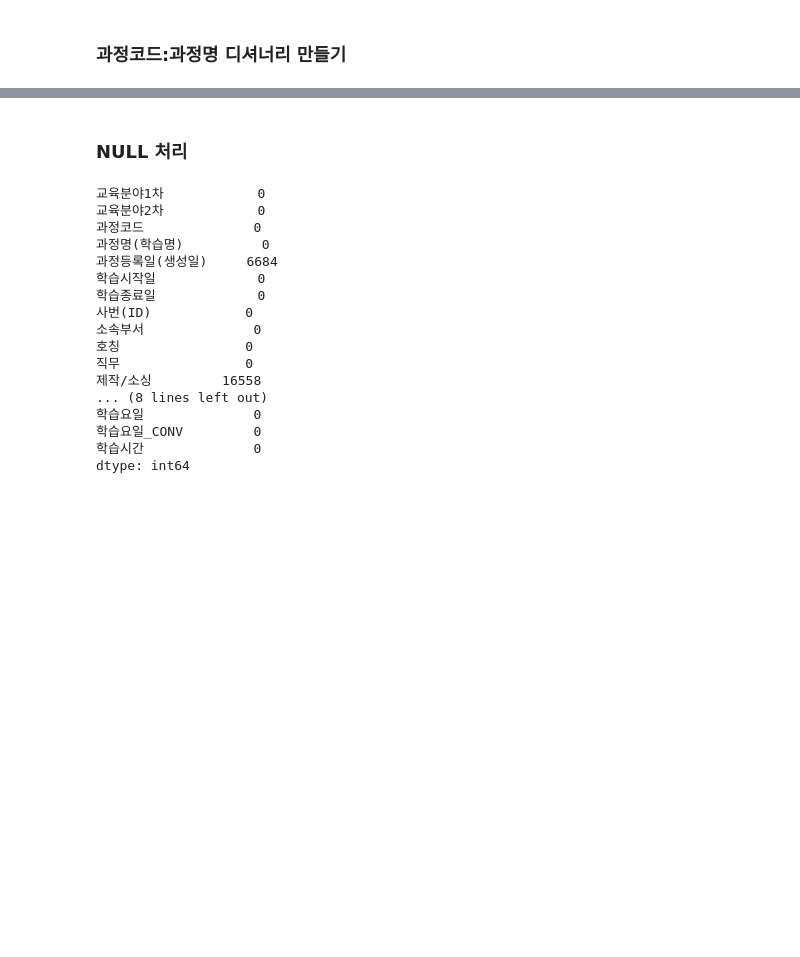
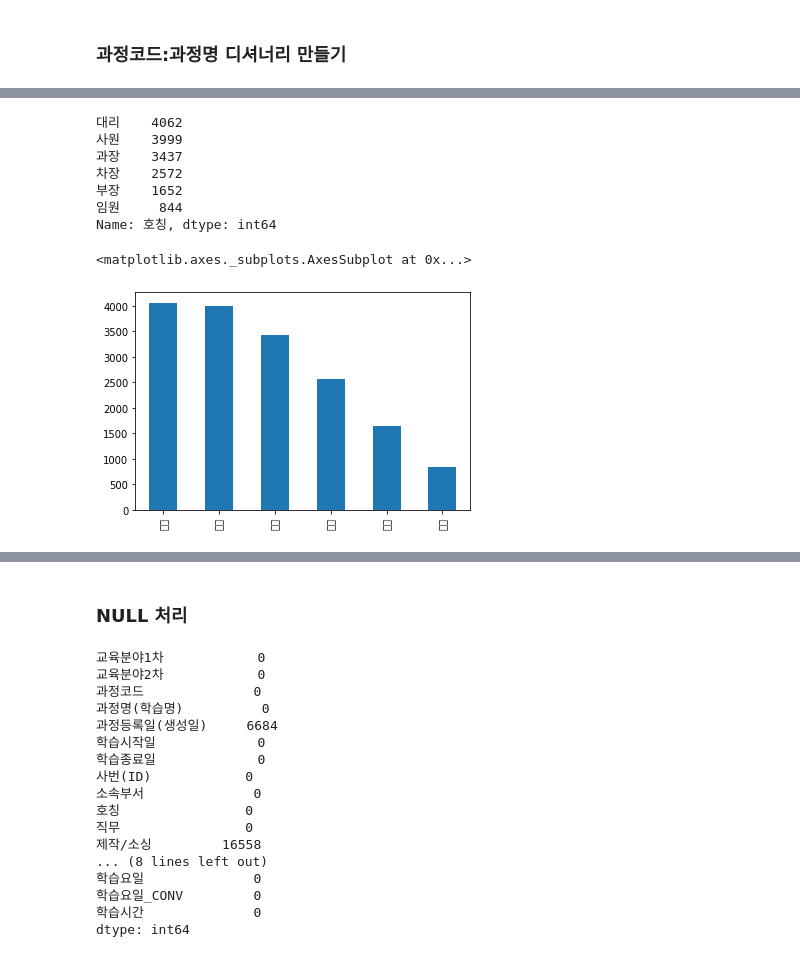
Before and after one commit to gzone2000/my_machine_learning, a Jupyter notebook: ml5/Online_study7.ipynb, the cells around one changed output, grey strips where cells are left out. Drawn from its saved outputs; the diff is of its cells as text; code cells hidden in the pictures; blank space fills up the shorter version.

```diff
--- a/ml5/Online_study7.ipynb
+++ b/ml5/Online_study7.ipynb
@@ -811,0 +724,13 @@ for idx in df_IT_Q.index:
+# %%
+print(df_IT_Q['호칭'].value_counts())
+df_IT_Q['호칭'].value_counts().plot(kind='bar')
+# %% [output]
+대리    4062
+사원    3999
+과장    3437
+차장    2572
+부장    1652
+임원     844
+Name: 호칭, dtype: int64
+<matplotlib.axes._subplots.AxesSubplot at 0x...>
+[figure, added]
```
Also changed, not shown: parts of 81 cells of this notebook.
